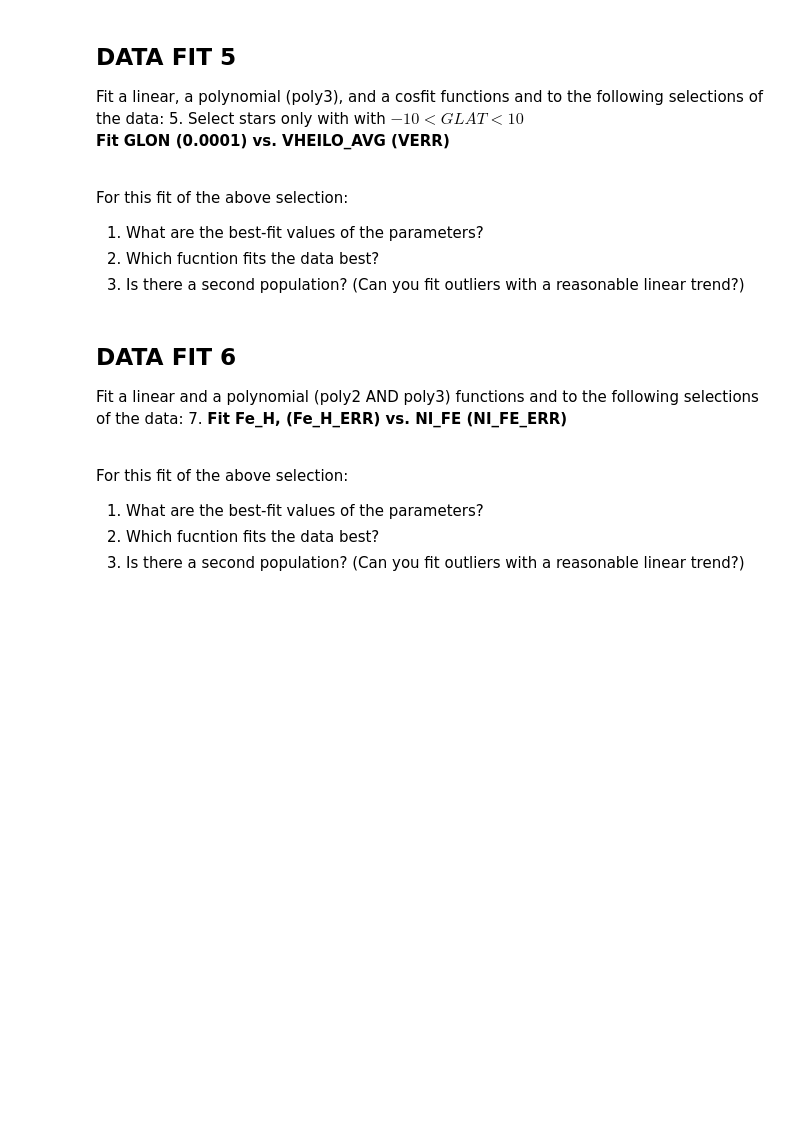
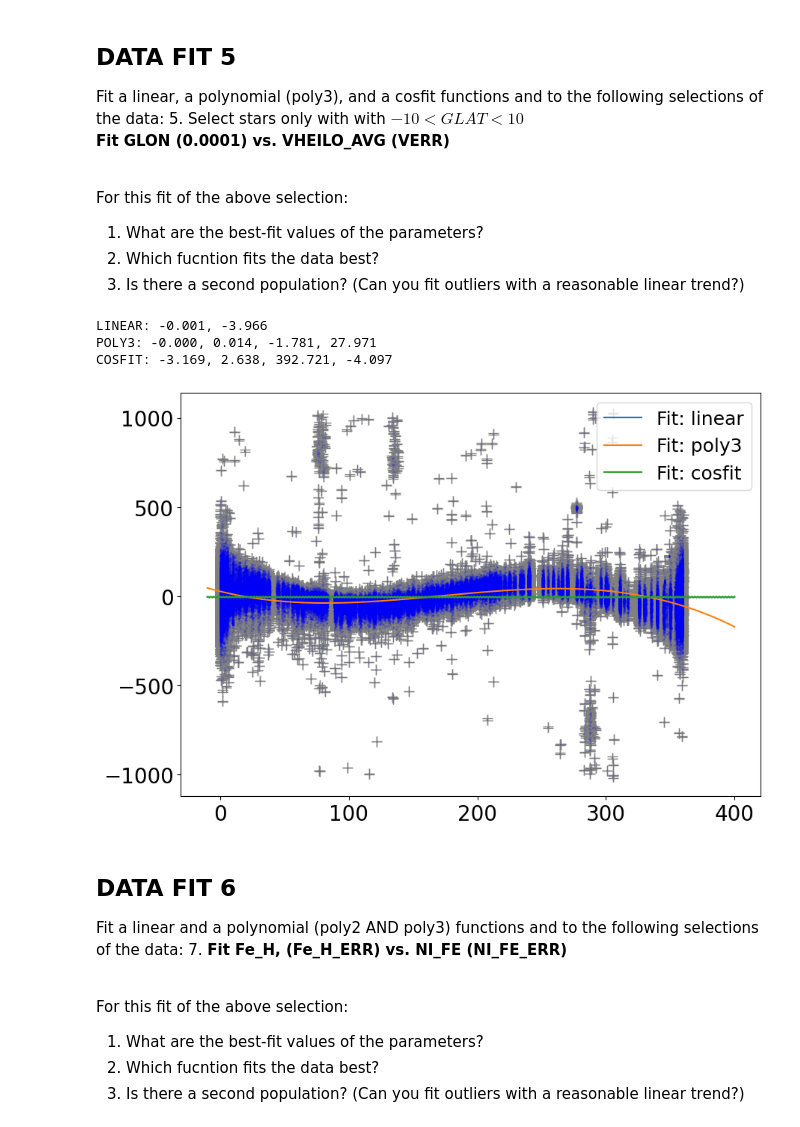
Before and after one commit to Jacobcellis03/PHYS_20323, a Jupyter notebook: Ellis_J_25_HW12.ipynb, the cells around one changed output. Cells and saved outputs as stored; diff of their text form; code cells hidden in the pictures; blank space fills up the shorter version.

```diff
--- a/Ellis_J_25_HW12.ipynb
+++ b/Ellis_J_25_HW12.ipynb
@@ -481,3 +528,67 @@ For this fit of the above selection:
+# %%
+badbits = 2**23        # aspcapstar flag - Chemistry
+suspectbits = 2**16    # star flag - Stellar parameters
+
+# Make a Boolena Mask to remove bad data - AND ANY OTHER NEEDED CUTS
+# (e.g., −2 < GLAT < 2 ) or other 'bad' data not removed by the flags.
+ct1 = (np.bitwise_and(star['aspcapflag'], badbits) == 0) & \
+     (np.bitwise_and(star['starflag'], suspectbits) == 0) & \
+     (star['GLAT'] < 10) & \
+     (star['GLAT'] > -10) &\
+     (~np.isnan(star['GLON'])) & \
+     (~np.isnan(star['VHELIO_AVG']))  & \
+     (~np.isnan(star['VERR']))
+cut1 = np.where(ct1)[0]
+GLON_ERR = np.full_like(star['GLON'][cut1], 0.0001)
+
+
+## LINEAR FIT (2 parameter)
+slope, intercept = mcFit2(linear, star['GLON'][cut1], star['VHELIO_AVG'][cut1], GLON_ERR,
+             star['VERR'][cut1], p0=[0,0])
+print(f'LINEAR: {slope:.3f}, {intercept:.3f}')
+
+
+## POLY2 FIT (3 parameter)
+polyA, polyB, polyC, polyD = mcFit4(poly3, star['GLON'][cut1], star['VHELIO_AVG'][cut1], GLON_ERR,
+             star['VERR'][cut1],p0=[1e-8,-1e-5,-0.001,5])
+print(f'POLY3: {polyA:.3f}, {polyB:.3f}, {polyC:.3f}, {polyD:.3f}')
+
+
+## COS FIT (4 parameter)
+cosA, cosB, cosC, cosD = mcFit4(cosfit, star['GLON'][cut1], star['VHELIO_AVG'][cut1], GLON_ERR,
+             star['VERR'][cut1],p0=[1,1e-5,0,5])
+print(f'COSFIT: {cosA:.3f}, {cosB:.3f}, {cosC:.3f}, {cosD:.3f}')
+
+
+
+
+# PLOT TO VERIFY FITS FILE READ IN & BAD MASK DATA
+fig1 = plt.figure(figsize=(10,7))
+ax1 = fig1.add_subplot(111)
+ax1.xaxis.set_tick_params(labelsize=20)
+ax1.yaxis.set_tick_params(labelsize=20)
+
+# PLOT DATA AND ERROR BARS
+ax1.scatter(star['GLON'][cut1],star['VHELIO_AVG'][cut1],s=1,c='b',alpha=0.1)
+ax1.errorbar((star['GLON'][cut1]),star['VHELIO_AVG'][cut1], xerr=GLON_ERR,
+             yerr=star['VERR'][cut1], ecolor='grey',fmt='none', capsize=5, zorder=0)
+
+
+x_plot = np.linspace(-10,400,1000) # X-PLOTING FOR FITS
+
+ax1.plot(x_plot,linear(x_plot, slope, intercept), label='Fit: linear')
+#poly2 fit
+ax1.plot(x_plot,poly3(x_plot, polyA, polyB, polyC, polyD), label='Fit: poly3')
+#cosfit
+ax1.plot(x_plot,cosfit(x_plot, cosA, cosB, cosC, cosD), label='Fit: cosfit')
+
+plt.legend(loc='best', fontsize=18)
+plt.show()
+# %% [output]
+LINEAR: -0.001, -3.966
+POLY3: -0.000, 0.014, -1.781, 27.971
+COSFIT: -3.169, 2.638, 392.721, -4.097
+[figure, added]
 # %% [markdown]
 ## DATA FIT 6
 
```
Also changed, not shown: parts of 7 cells of this notebook.
